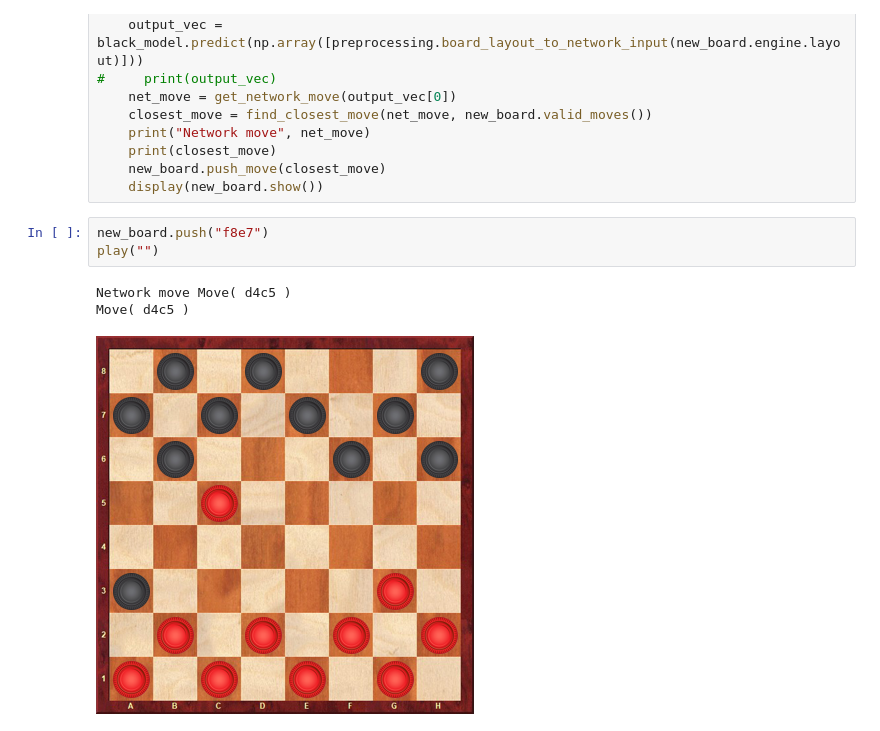
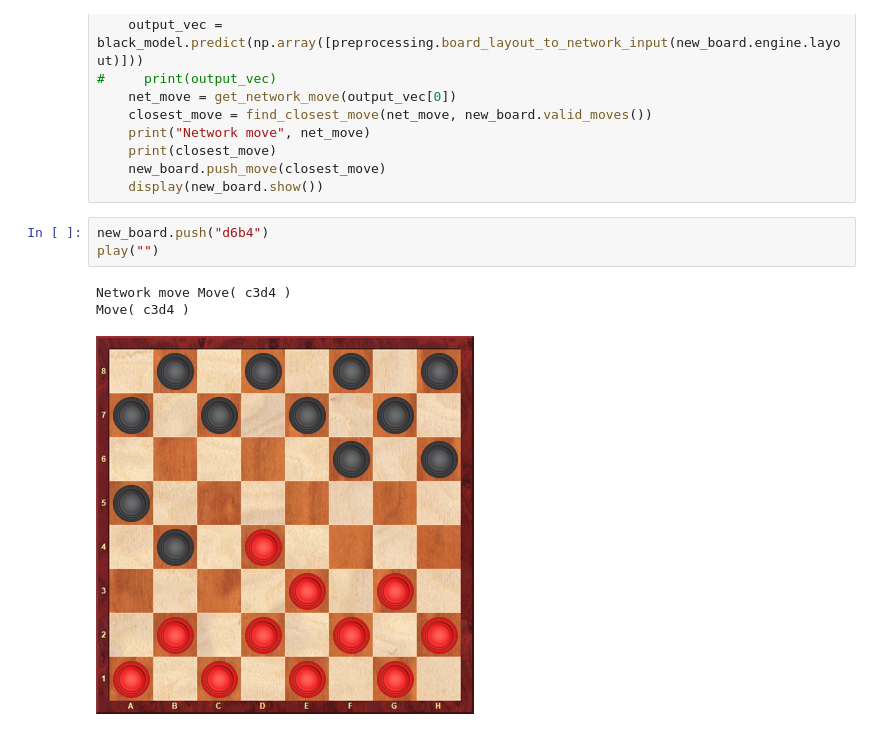
Before and after one commit to tigranfah/python_draughts, a Jupyter notebook: notebooks/testing.ipynb, the cells around one changed output. Drawn from its saved outputs; the diff is of its cells as text.

```diff
--- a/notebooks/testing.ipynb
+++ b/notebooks/testing.ipynb
@@ -121,9 +121,9 @@ def play(move):
     new_board.push_move(closest_move)
     display(new_board.show())
 # %%
-new_board.push("f8e7")
+new_board.push("d6b4")
 play("")
 # %% [output]
-Network move Move( d4c5 )
-Move( d4c5 )
+Network move Move( c3d4 )
+Move( c3d4 )
-[figure, old version]
+[figure, new version]
```
Also changed, not shown: parts of 2 cells of this notebook, 5 other files.
